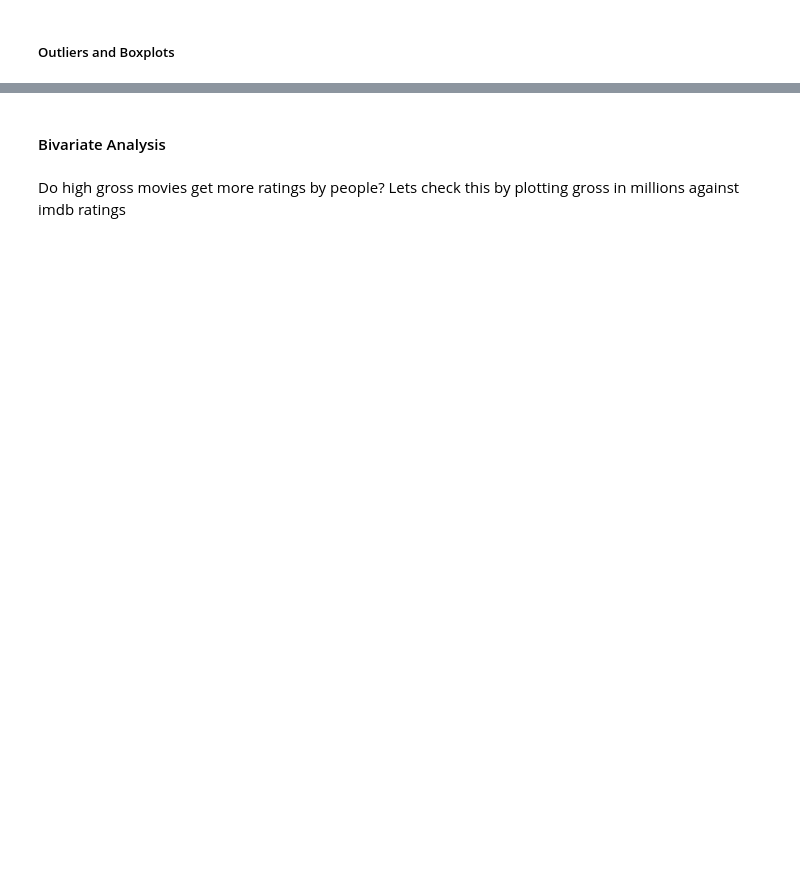
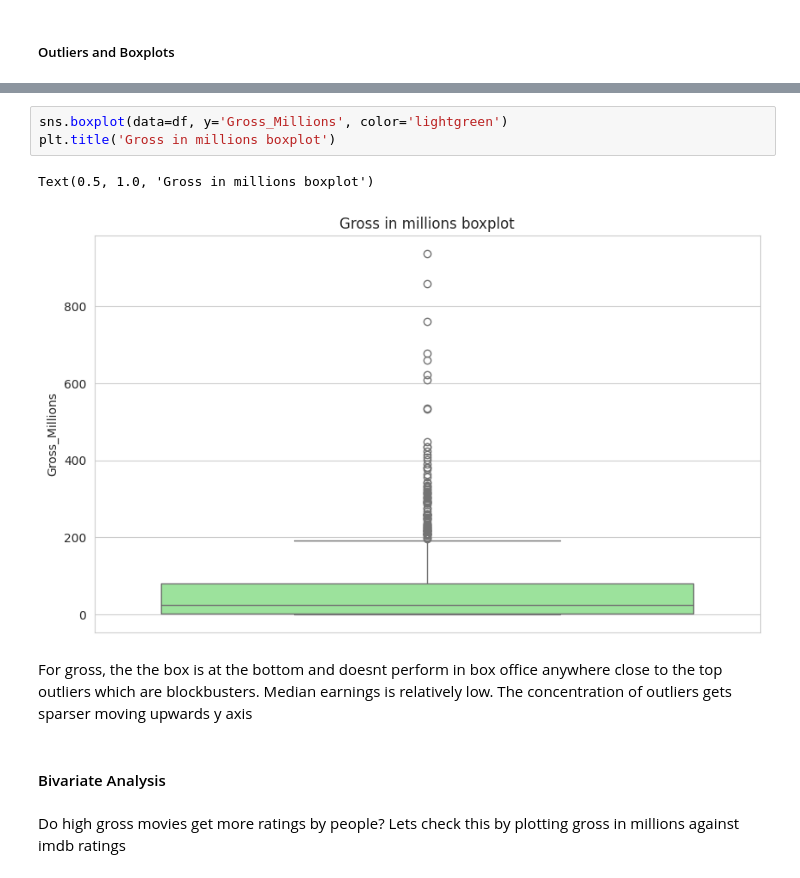
Before and after one commit to rahulkrishna-s/imdb-eda-notebooks, a Jupyter notebook: notebooks/imdb_eda.ipynb, the cells around one changed output, grey strips where cells are left out. Drawn from its saved outputs; the diff is of its cells as text; blank space fills up the shorter version.

```diff
--- a/notebooks/imdb_eda.ipynb
+++ b/notebooks/imdb_eda.ipynb
@@ -264,3 +261,11 @@ For gross, the the box is at the bottom and doesnt perform in box office anywher
+# %%
+sns.boxplot(data=df, y='Gross_Millions', color='lightgreen')
+plt.title('Gross in millions boxplot')
+# %% [output]
+Text(0.5, 1.0, 'Gross in millions boxplot')
+[figure, added]
+# %% [markdown]
+For gross, the the box is at the bottom and doesnt perform in box office anywhere close to the top outliers which are blockbusters. Median earnings is relatively low. The concentration of outliers gets sparser moving upwards y axis
 # %% [markdown]
 #### Bivariate Analysis
 # %% [markdown]
```
Also changed, not shown: parts of 20 cells of this notebook.
